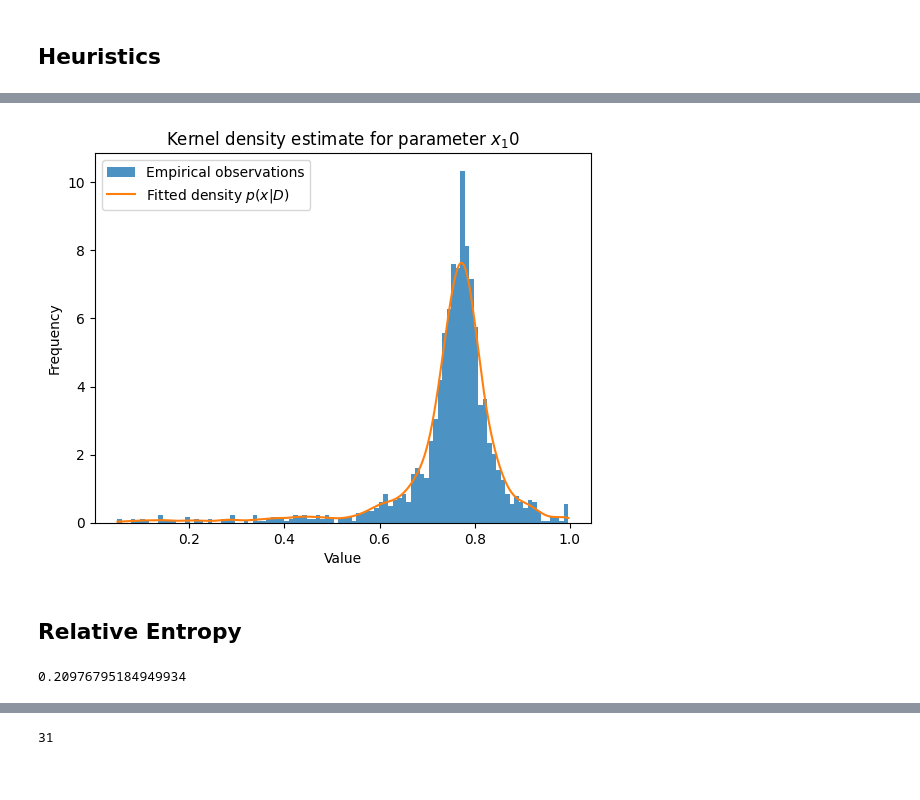
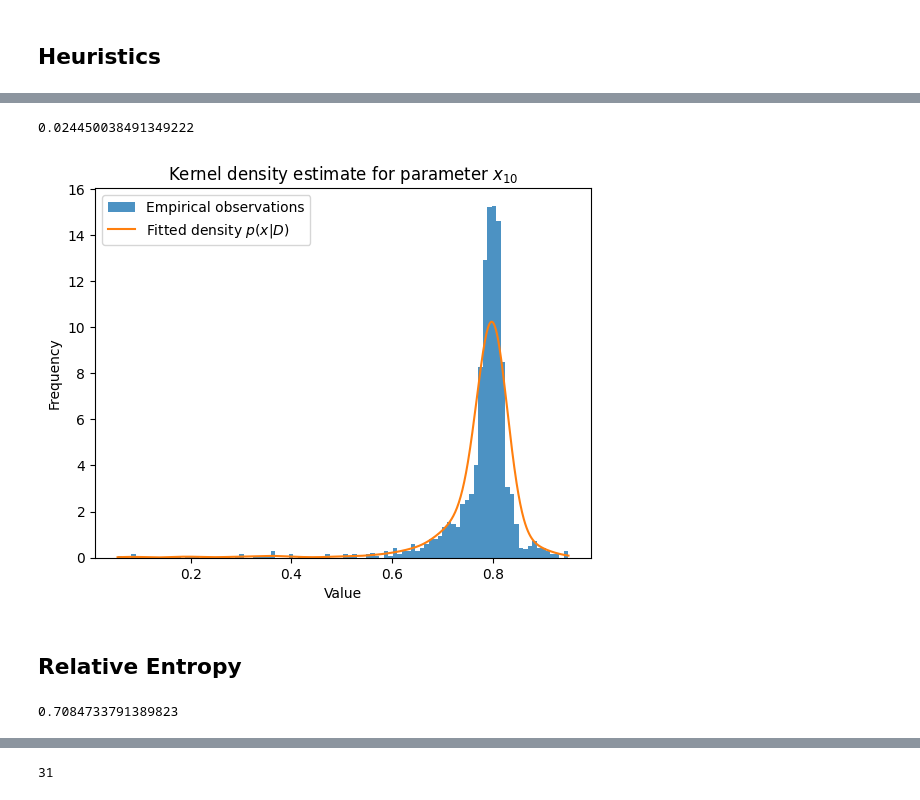
Before and after one commit to MattyAB/ecg_transfer, a Jupyter notebook: autoencoder.ipynb, the cells around one changed output, grey strips where cells are left out. Drawn from its saved outputs; the diff is of its cells as text; code cells hidden in the pictures.

Commit message:
Estimated kernel bandwidth

```diff
--- a/autoencoder.ipynb
+++ b/autoencoder.ipynb
@@ -367,30 +368,38 @@ plot_hist_comparison(groups, 0, 21, 2)
 # %%
+def estimate_bandwidth(data):
+    h_d = []
+
+    for i in range(data.shape[1]):
+        h_d.append(math.pow(4/(3*data.shape[0]), 0.2) * data[:,i].std())
+
+    return np.prod(h_d) ** (1/len(h_d))
+
 def plot_kde(beats, i, bandwidth):
     x = encode(beats).detach().cpu().numpy()
 
-    kde_D1 = KernelDensity(bandwidth=1.0, kernel='gaussian').fit(x)
-
     x_d = np.linspace(min(x[:,i]), max(x[:,i]), 1000)
 
-    kde_D1 = KernelDensity(bandwidth=bandwidth, kernel='gaussian')
+    print(estimate_bandwidth(x))
+    kde_D1 = KernelDensity(bandwidth=estimate_bandwidth(x), kernel='gaussian')
     kde_D1.fit(x[:,i].reshape(-1, 1))  # Reshape data for fitting
     log_density = kde_D1.score_samples(x_d.reshape(-1, 1))
 
 
     plt.hist(x[:,i], bins=100, density=True, alpha=0.8, label='Histogram')
     plt.plot(x_d, np.exp(log_density), label='KDE')
 
-    plt.title(f'Kernel density estimate for parameter $x_{i}$')
+    plt.title(f'Kernel density estimate for parameter $x_{{{i}}}$')
     plt.ylabel('Frequency')
     plt.xlabel('Value')
 
     plt.legend(['Empirical observations', 'Fitted density $p(x | D)$'])
 
     plt.show()
 
 plot_kde(groups[1], 10, 0.02)
 # %% [output]
+0.024450038491349222
-[figure, old version]
+[figure, new version]
 # %% [markdown]
 ## Relative Entropy
 # %%
@@ -400,8 +409,10 @@ def relative_entropy(beats_1, beats_2):
     encode_1 = encode(beats_1).detach().cpu().numpy()
     encode_2 = encode(beats_2).detach().cpu().numpy()
 
-    kde_D1 = KernelDensity(bandwidth=0.05, kernel='gaussian').fit(encode_1)
-    kde_D2 = KernelDensity(bandwidth=0.05, kernel='gaussian').fit(encode_2)
+
+
+    kde_D1 = KernelDensity(bandwidth=estimate_bandwidth(encode_1), kernel='gaussian').fit(encode_1)
+    kde_D2 = KernelDensity(bandwidth=estimate_bandwidth(encode_2), kernel='gaussian').fit(encode_2)
 
     # X = np.vstack([encode_1, encode_2])
     X = np.vstack([encode_1[:min(len(encode_1), len(encode_2))], encode_2[:min(len(encode_1), len(encode_2))]])
@@ -420,14 +431,14 @@ def relative_entropy(beats_1, beats_2):
 
     return kl_divergence
 
-group_1 = users[30]['N'][:1000]
-group_2 = users[30]['N'][1000:]
+# group_1 = users[30]['N'][:1000]
+# group_2 = users[30]['N'][1000:]
 # group_2 = users[14]['N'][:1000]
 # group_2 = users[20]['R'][:1000]
 
-relative_entropy(group_1, group_2)
+relative_entropy(groups[0][:1000], groups[19][:1000])
 # %% [output]
-0.20976795184949934
+0.7084733791389823
 # %%
 [(i,len(x)) for i,x in enumerate(groups)]
 # %% [output]
```
Also changed, not shown: parts of 9 cells of this notebook.
